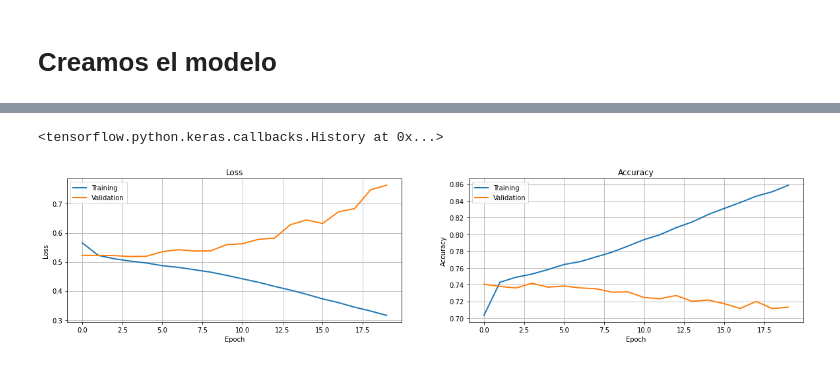
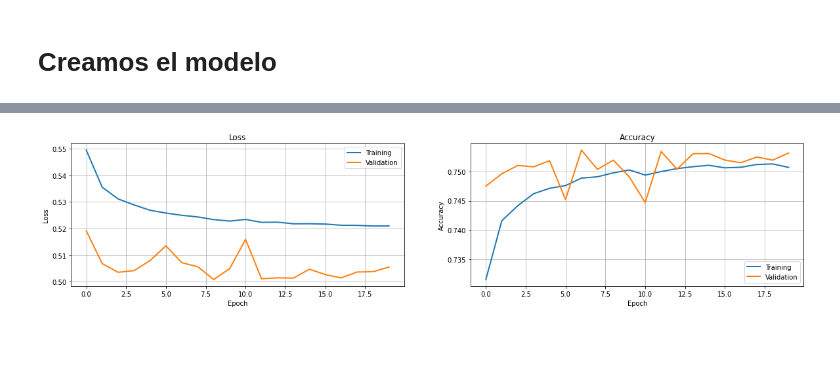
Before and after one commit to caroacostatovany/sentiment_analysis_tweets, a Jupyter notebook: notebooks/modelado_ejemplo_2.ipynb, the cells around one changed output, grey strips where cells are left out. Saved outputs shown, nothing was run; the diff lists cells and outputs as text; code cells hidden in the pictures.

```diff
--- a/notebooks/modelado_ejemplo_2.ipynb
+++ b/notebooks/modelado_ejemplo_2.ipynb
@@ -324,3 +277,0 @@ y_test (30000,)
-# %%
-y_train = np.where(y_train==4,1,y_train)
-y_test = np.where(y_test==4,1,y_test)
@@ -339,10 +295,12 @@ from tensorflow.keras.regularizers import l1
 # %%
 # Crea una red con layers Embedding, LSTM, Dense
 model = Sequential()
-model.add(Embedding(input_length=max_len, input_dim=max_words, output_dim=64, trainable=True))
-model.add(LSTM(units=64))
+model.add(Embedding(input_length=max_len, input_dim=max_words, output_dim=12, trainable=True))
+model.add(LSTM(units=12))
 model.add(Dropout(0.5))
-model.add(Dense(units=82, activation='relu'))
+model.add(Dense(units=24, activation='relu'))
+model.add(Dropout(0.5))
+model.add(Dense(units=12, activation='relu'))
 model.add(Dropout(0.5))
 model.add(Dense(units=1, activation='sigmoid'))
 
@@ -371,10 +333,9 @@ _________________________________________________________________
 # %%
 # Compile
-model.compile(loss=tf.keras.losses.BinaryCrossentropy(from_logits=True), optimizer='adam', metrics=[tf.metrics.BinaryAccuracy(), 'accuracy'])
+model.compile(loss=tf.keras.losses.BinaryCrossentropy(from_logits=False), optimizer='adam',
+              metrics=[tf.metrics.BinaryAccuracy(), 'accuracy'])
 # %%
-#%%timeit
-
 # Train it
-history = model.fit(X_train, y_train, epochs=20, batch_size=16, validation_split=0.2)
+history_1 = model.fit(X_train, y_train, epochs=20, batch_size=16, validation_split=0.2)
 # %% [output]
 Epoch 1/20
@@ -397,32 +358,28 @@ Epoch 20/20
-# %%
-history
-# %% [output]
-<tensorflow.python.keras.callbacks.History at 0x...>
 # %%
 # Plot loss
 plt.figure(figsize=(20, 4))
 
 plt.subplot(1, 2, 1)
 plt.title('Loss')
-plt.plot(history.history['loss'], label='Training', linewidth=2)
-plt.plot(history.history['val_loss'], label='Validation', linewidth=2)
+plt.plot(history_1.history['loss'], label='Training', linewidth=2)
+plt.plot(history_1.history['val_loss'], label='Validation', linewidth=2)
 plt.legend()
 plt.xlabel('Epoch')
 plt.ylabel('Loss')
 plt.grid(True)
 
 plt.subplot(1, 2, 2)
 plt.title('Accuracy')
-plt.plot(history.history['accuracy'], label='Training', linewidth=2)
-plt.plot(history.history['val_accuracy'], label='Validation', linewidth=2)
+plt.plot(history_1.history['accuracy'], label='Training', linewidth=2)
+plt.plot(history_1.history['val_accuracy'], label='Validation', linewidth=2)
 plt.legend()
 plt.xlabel('Epoch')
 plt.ylabel('Accuracy')
 plt.grid(True)
 
 plt.show()
 # %% [output]
-[figure, old version]
+[figure, new version]
 # %%
 # Evaluate on test set
 model.evaluate(x=X_test, y=y_test)
```
Also changed, not shown: parts of 73 cells of this notebook.
